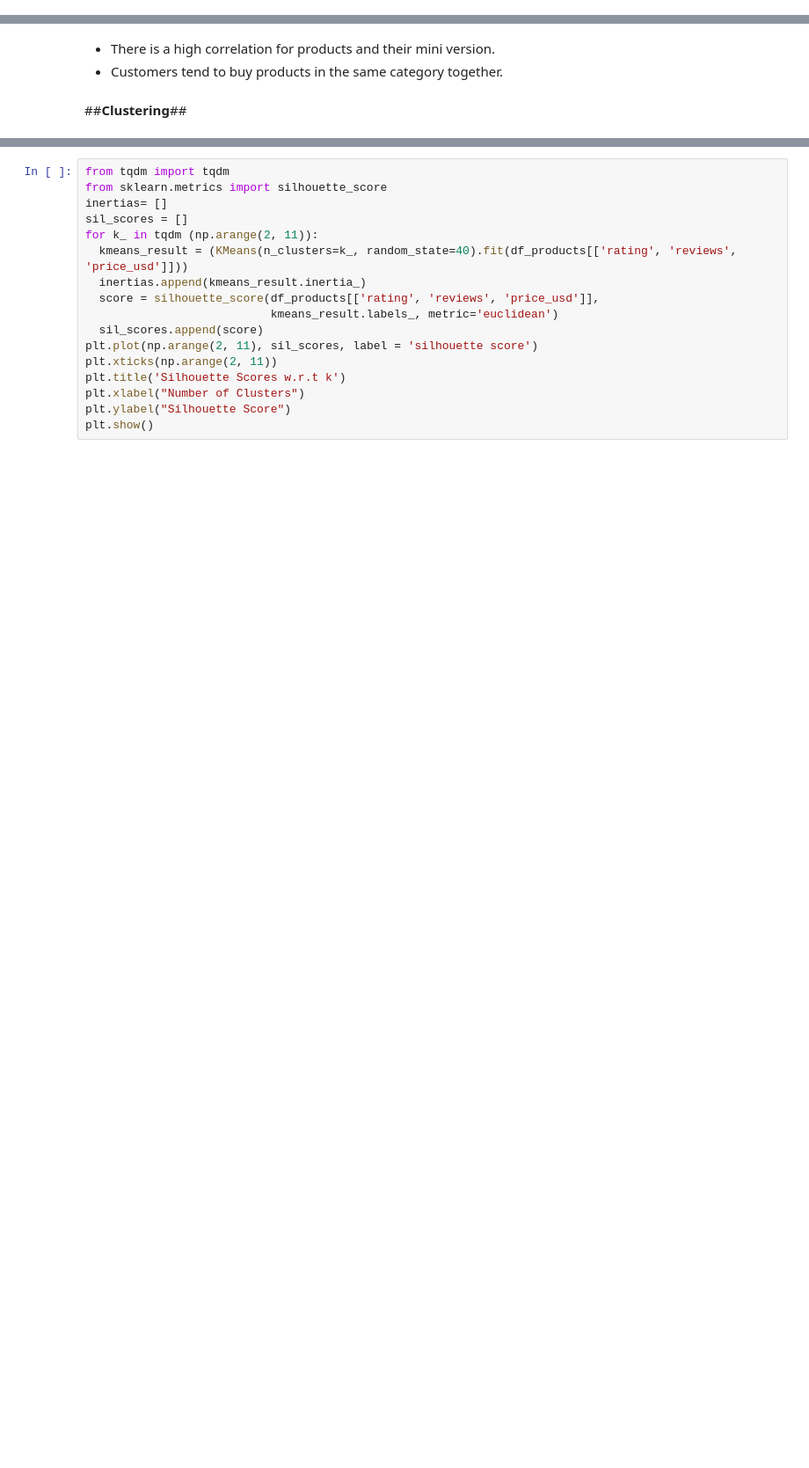
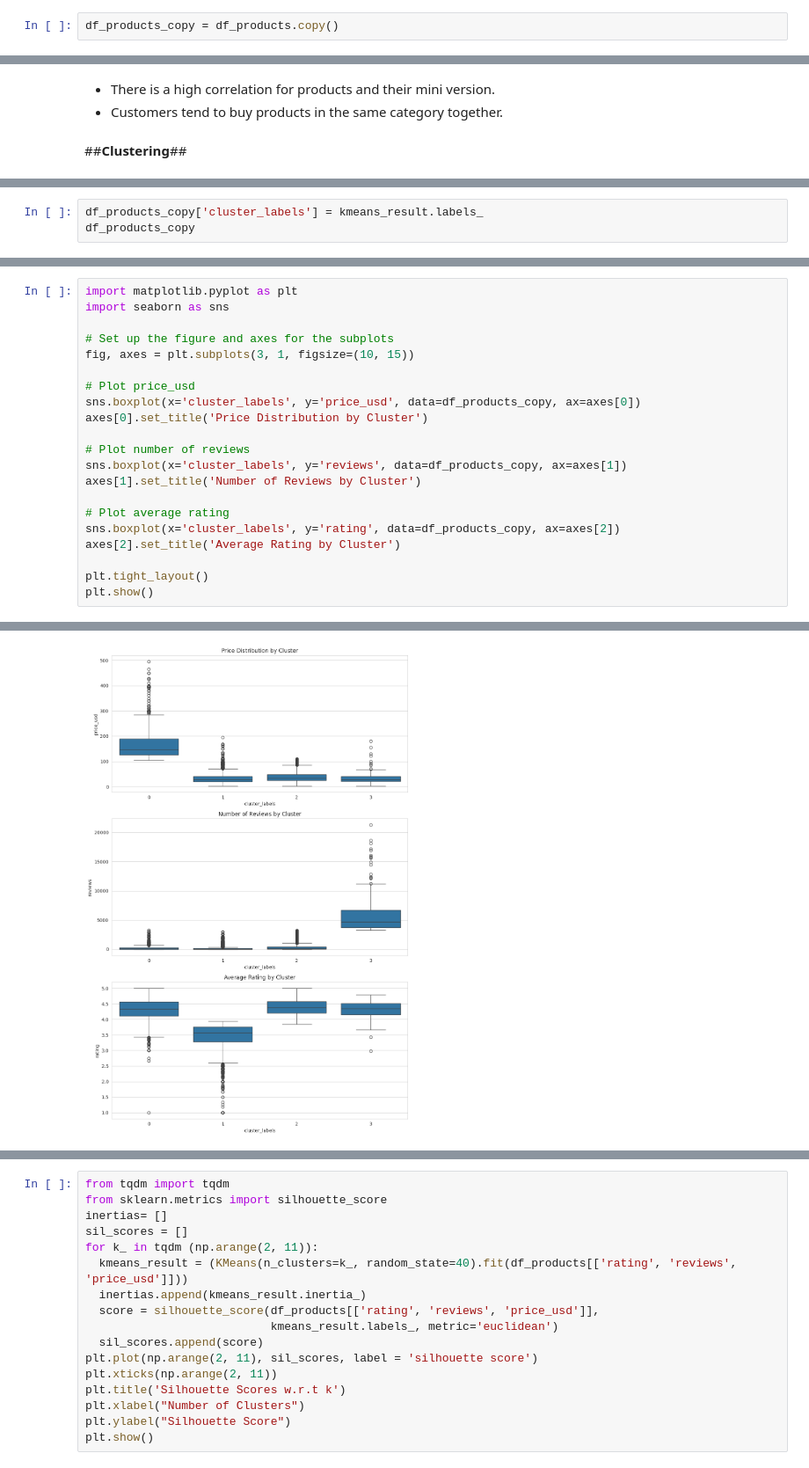
Before and after one commit to eshentong/BA820-team, a Jupyter notebook: BA820.ipynb, the cells around one changed output, grey strips where cells are left out. Shown at 88% size. Drawn from its saved outputs; the diff is of its cells as text; blank space fills up the shorter version.

Commit message:
Uploaded Cluster Analysis of Products with Alima

```diff
--- a/BA820.ipynb
+++ b/BA820.ipynb
@@ -1102,3 +1198,5 @@ This table shows some brand attributes and could be used to determine if a brand
+# %%
+df_products_copy = df_products.copy()
 # %%
 from sklearn.preprocessing import StandardScaler
 
@@ -1301,0 +1392,3 @@ See https://numpy.org/devdocs/release/1.25.0-notes.html and the docs for more in
+# %%
+df_products_copy['cluster_labels'] = kmeans_result.labels_
+df_products_copy
@@ -1301,0 +1419,22 @@ See https://numpy.org/devdocs/release/1.25.0-notes.html and the docs for more in
+# %%
+import matplotlib.pyplot as plt
+import seaborn as sns
+
+# Set up the figure and axes for the subplots
+fig, axes = plt.subplots(3, 1, figsize=(10, 15))
+
+# Plot price_usd
+sns.boxplot(x='cluster_labels', y='price_usd', data=df_products_copy, ax=axes[0])
+axes[0].set_title('Price Distribution by Cluster')
+
+# Plot number of reviews
+sns.boxplot(x='cluster_labels', y='reviews', data=df_products_copy, ax=axes[1])
+axes[1].set_title('Number of Reviews by Cluster')
+
+# Plot average rating
+sns.boxplot(x='cluster_labels', y='rating', data=df_products_copy, ax=axes[2])
+axes[2].set_title('Average Rating by Cluster')
+
+plt.tight_layout()
+plt.show()
+# %% [output]
@@ -1301,0 +1458 @@ See https://numpy.org/devdocs/release/1.25.0-notes.html and the docs for more in
+[figure, added]
```
Also changed, not shown: parts of 42 cells of this notebook.
